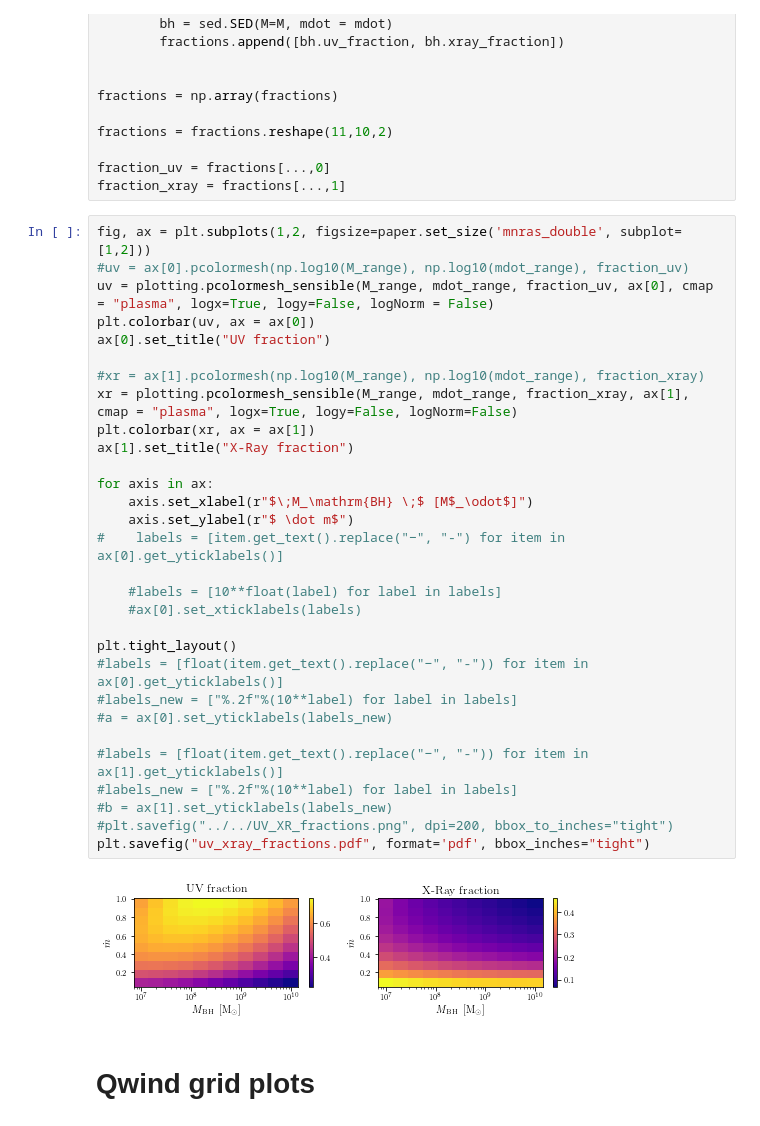
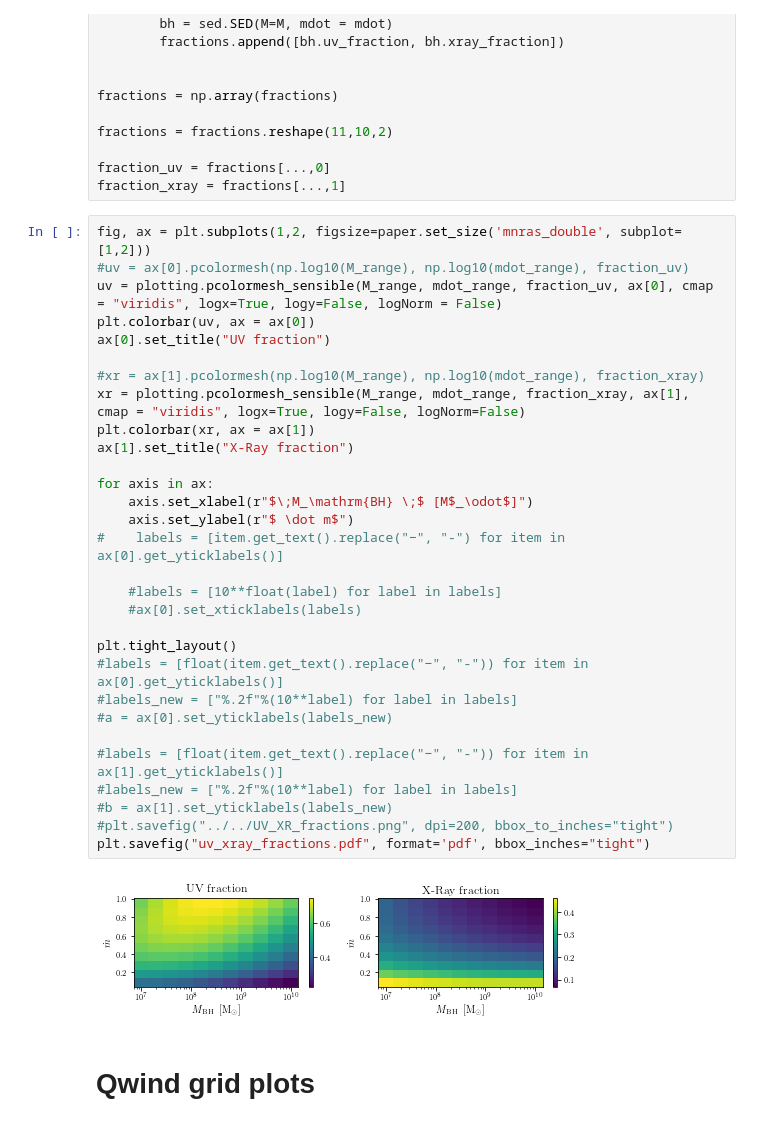
Before and after one commit to arnauqb/qwind, a Jupyter notebook: Notebooks/paper_plots.ipynb, the cells around one changed output. Cells and saved outputs as stored; diff of their text form.

```diff
--- a/Notebooks/paper_plots.ipynb
+++ b/Notebooks/paper_plots.ipynb
@@ -149,35 +148,35 @@ fraction_xray = fractions[...,1]
 # %%
 fig, ax = plt.subplots(1,2, figsize=paper.set_size('mnras_double', subplot=[1,2]))
 #uv = ax[0].pcolormesh(np.log10(M_range), np.log10(mdot_range), fraction_uv)
-uv = plotting.pcolormesh_sensible(M_range, mdot_range, fraction_uv, ax[0], cmap = "plasma", logx=True, logy=False, logNorm = False)
+uv = plotting.pcolormesh_sensible(M_range, mdot_range, fraction_uv, ax[0], cmap = "viridis", logx=True, logy=False, logNorm = False)
 plt.colorbar(uv, ax = ax[0])
 ax[0].set_title("UV fraction")
 
 #xr = ax[1].pcolormesh(np.log10(M_range), np.log10(mdot_range), fraction_xray)
-xr = plotting.pcolormesh_sensible(M_range, mdot_range, fraction_xray, ax[1], cmap = "plasma", logx=True, logy=False, logNorm=False)
+xr = plotting.pcolormesh_sensible(M_range, mdot_range, fraction_xray, ax[1], cmap = "viridis", logx=True, logy=False, logNorm=False)
 plt.colorbar(xr, ax = ax[1])
 ax[1].set_title("X-Ray fraction")
 
 for axis in ax:
     axis.set_xlabel(r"$\;M_\mathrm{BH} \;$ [M$_\odot$]")
     axis.set_ylabel(r"$ \dot m$")
 #    labels = [item.get_text().replace("−", "-") for item in ax[0].get_yticklabels()]
 
     #labels = [10**float(label) for label in labels]
     #ax[0].set_xticklabels(labels)
 
 plt.tight_layout()
 #labels = [float(item.get_text().replace("−", "-")) for item in ax[0].get_yticklabels()]
 #labels_new = ["%.2f"%(10**label) for label in labels]
 #a = ax[0].set_yticklabels(labels_new)
 
 #labels = [float(item.get_text().replace("−", "-")) for item in ax[1].get_yticklabels()]
 #labels_new = ["%.2f"%(10**label) for label in labels]
 #b = ax[1].set_yticklabels(labels_new)
 #plt.savefig("../../UV_XR_fractions.png", dpi=200, bbox_to_inches="tight")
 plt.savefig("uv_xray_fractions.pdf", format='pdf', bbox_inches="tight")
 # %% [output]
-[figure, old version]
+[figure, new version]
 # %% [markdown]
 # Qwind grid plots
 # %%
```
Also changed, not shown: parts of 20 cells of this notebook, 6 other files.
